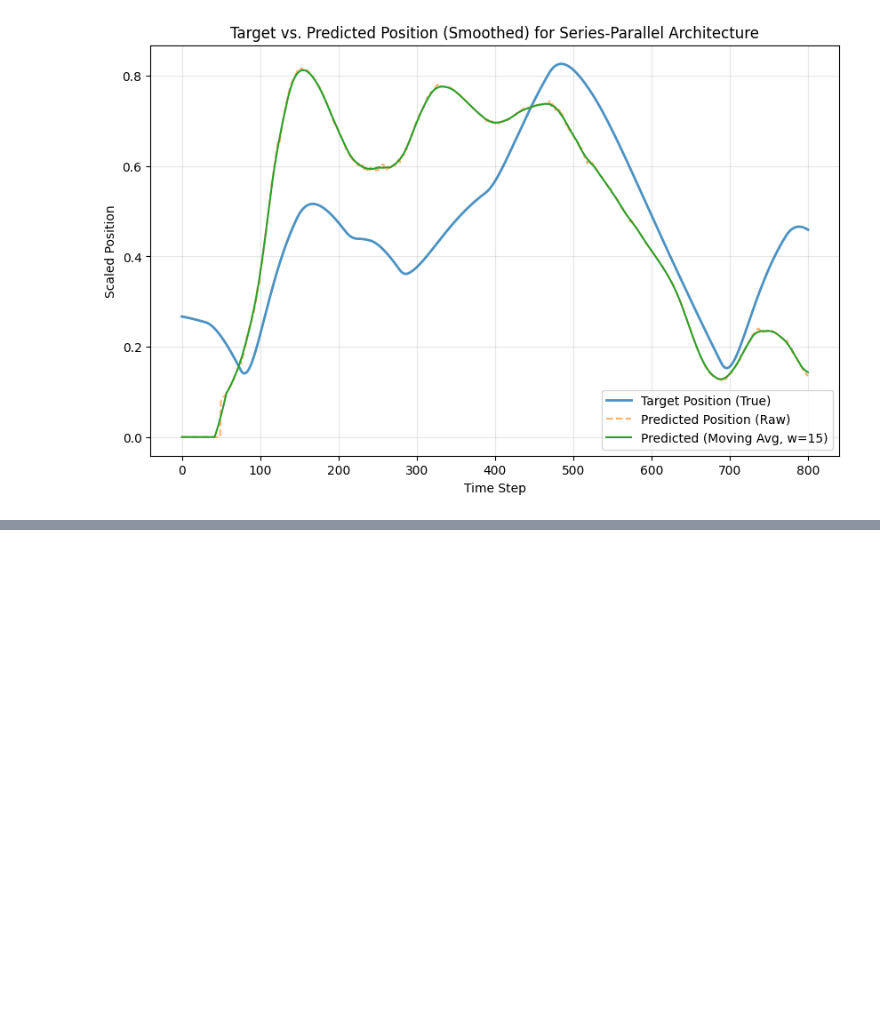
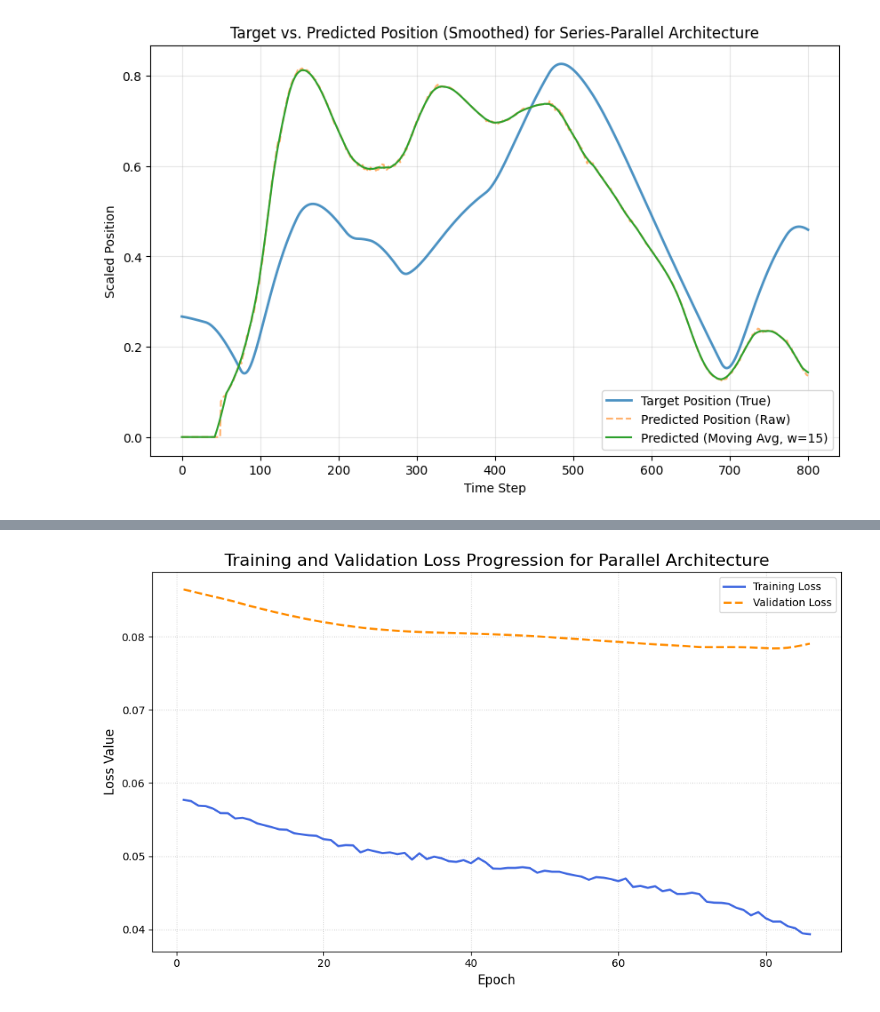
Before and after one commit to ilmarcopardo/NARX, a Jupyter notebook: narx_test.ipynb, the cells around one changed output, grey strips where cells are left out. Cells and saved outputs as stored; diff of their text form; code cells hidden in the pictures; blank space fills up the shorter version.

```diff
--- a/narx.ipynb
+++ b/narx_test.ipynb
@@ -349,0 +352,25 @@ plt.show()
+# %%
+class GRUModel(torch.nn.Module):
+    def __init__(self, input_size, hidden_size, num_layers, h2, p_dropout):
+        super().__init__()
+        self.GRU = torch.nn.GRU(input_size = input_size, hidden_size=hidden_size, num_layers=num_layers, batch_first=True)
+        self.linear1 = torch.nn.Linear(hidden_size, h2)
+        self.linear2 = torch.nn.Linear(h2, 1)
+        self.act1 = torch.nn.ReLU()
+        self.act2 = torch.nn.Sigmoid()
+        self.dropout = torch.nn.Dropout(p=p_dropout)
+
+    def forward(self, x):
+        x, _ = self.GRU(x)
+        x = self.dropout(x)
+        x = self.linear1(x)
+        x = self.act1(x)
+        x = self.dropout(x)
+        x = self.linear2(x)
+        x = self.act2(x)
+        return x
+
+x = torch.rand(2,2,3)
+trial_mod = GRUModel(input_size=3, hidden_size=6, num_layers=3, h2=4, p_dropout=0.2)
+y = trial_mod(x)
+print(y.shape)
@@ -349,0 +440,19 @@ plt.show()
+# %%
+num_epochs = len(train_loss_history)
+epoch_axis = range(1, num_epochs + 1)
+
+plt.figure(figsize=(10, 6))
+
+plt.plot(epoch_axis, train_loss_history, label='Training Loss', color='royalblue', linewidth=2)
+plt.plot(epoch_axis, valid_loss_history, label='Validation Loss', color='darkorange', linestyle='--', linewidth=2)
+
+plt.title('Training and Validation Loss Progression for Parallel Architecture', fontsize=16)
+plt.xlabel('Epoch', fontsize=12)
+plt.ylabel('Loss Value', fontsize=12)
+plt.legend(fontsize=10)
+plt.grid(True, linestyle=':', alpha=0.6)
+
+plt.tight_layout()
+plt.show()
+# %% [output]
+[figure, added]
```
Also changed, not shown: parts of 4 cells of this notebook.
